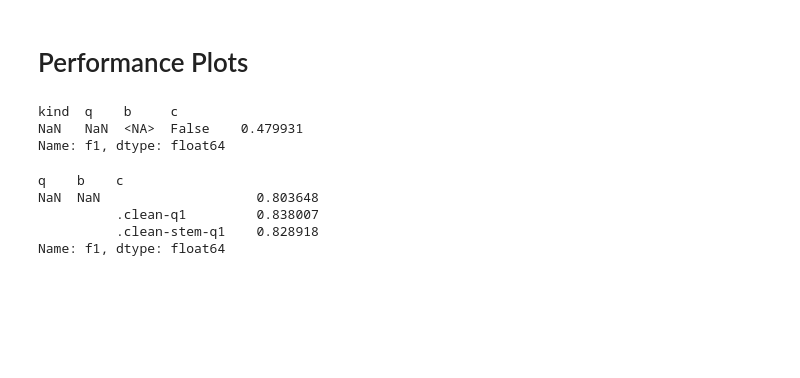
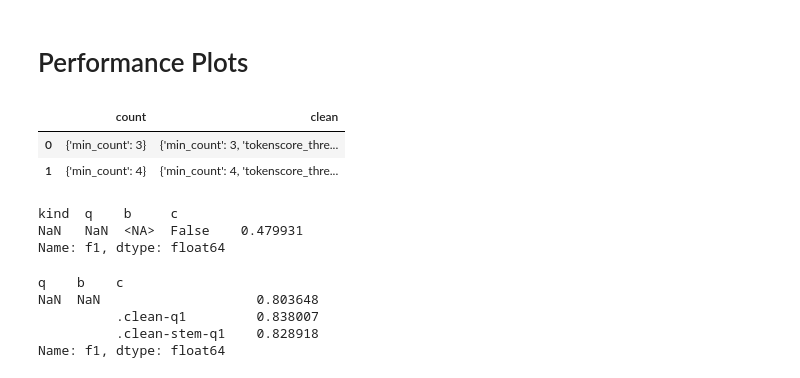
Before and after one commit to bennokr/minimEL, a Jupyter notebook: performance-plots.ipynb, the cells around one changed output. Drawn from its saved outputs; the diff is of its cells as text; code cells hidden in the pictures; blank space fills up the shorter version.

```diff
--- a/performance-plots.ipynb
+++ b/performance-plots.ipynb
@@ -25,6 +25,18 @@ fgold = pathlib.Path("../data/mewsli-en-small.tsv")
 from minimel import evaluate
 
 df = evaluate(fgold, *fpreds)
+# %%
+from minimel.experiment import get_dir_params
+import pandas as pd
+
+pd.DataFrame.from_records([
+    {p.split('__')[0]:dict(get_dir_params(pathlib.Path(p))) for p in i.parts if '__' in p}
+    for i in df.index
+])
+# %% [output]
+|  | count | clean |
+| 0 | {'min_count': 3} | {'min_count': 3, 'tokenscore_thre... |
+| 1 | {'min_count': 4} | {'min_count': 4, 'tokenscore_thre... |
 # %%
 import pandas as pd
 
```
Also changed, not shown: 1 other file.
